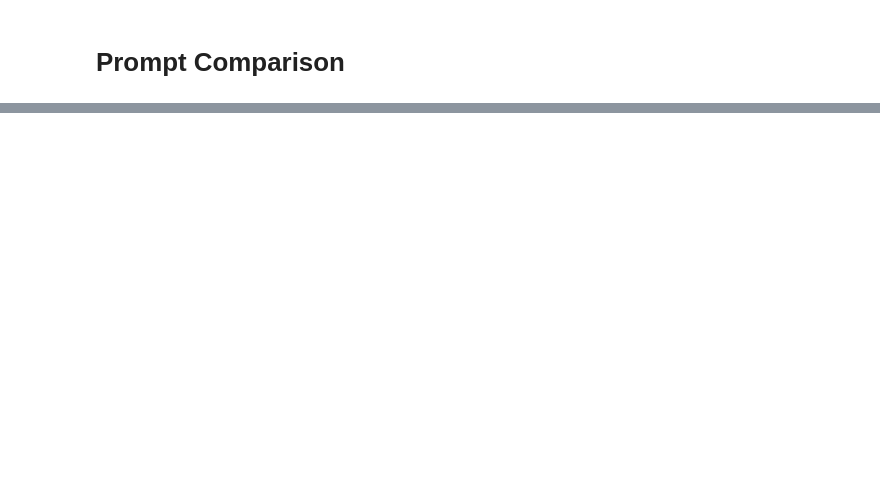
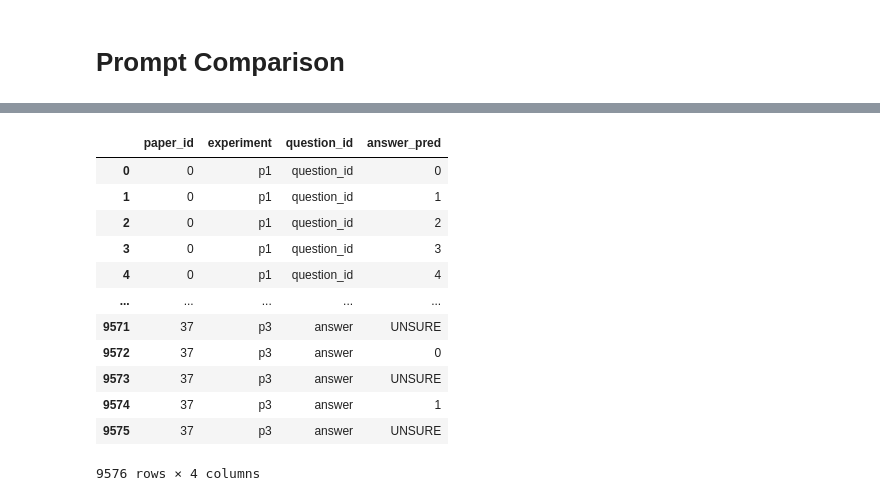
Before and after one commit to timovdk/grolts-llm, a Jupyter notebook: src/eval.ipynb, the cells around one changed output, grey strips where cells are left out. Cells and saved outputs as stored; diff of their text form; code cells hidden in the pictures; blank space fills up the shorter version.

```diff
--- a/src/eval.ipynb
+++ b/src/eval.ipynb
@@ -231,0 +173,16 @@ plt.show()
+# %%
+df_melted = df.melt(id_vars=['paper_id', 'experiment'], var_name='question_id', value_name='answer_pred')
+# %% [output]
+|  | paper_id | experiment | question_id | answer_pred |
+| 0 | 0 | p1 | question_id | 0 |
+| 1 | 0 | p1 | question_id | 1 |
+| 2 | 0 | p1 | question_id | 2 |
+| 3 | 0 | p1 | question_id | 3 |
+| 4 | 0 | p1 | question_id | 4 |
+| ... | ... | ... | ... | ... |
+| 9571 | 37 | p3 | answer | UNSURE |
+| 9572 | 37 | p3 | answer | 0 |
+| 9573 | 37 | p3 | answer | UNSURE |
+| 9574 | 37 | p3 | answer | 1 |
+| 9575 | 37 | p3 | answer | UNSURE |
+9576 rows × 4 columns
```
Also changed, not shown: parts of 10 cells of this notebook, 5 other files.
